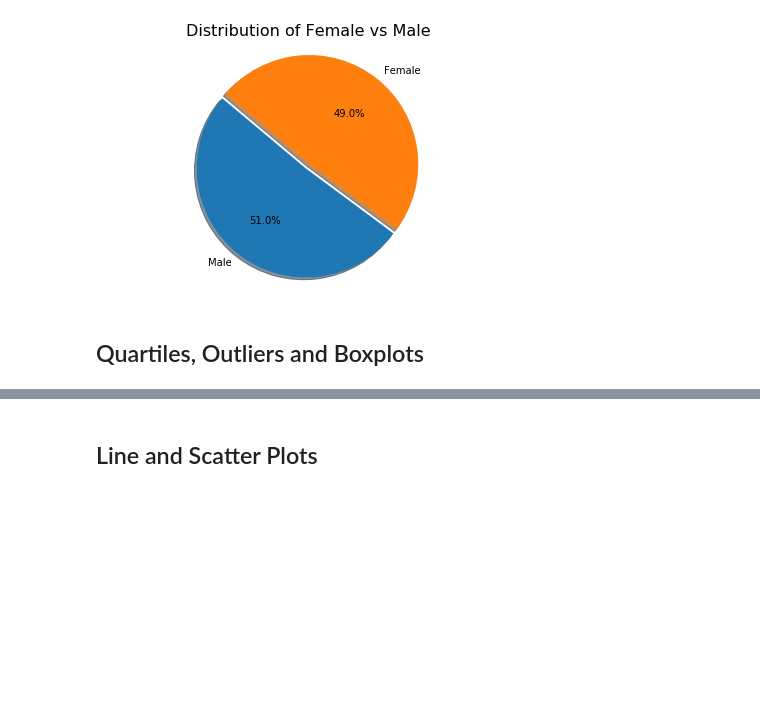
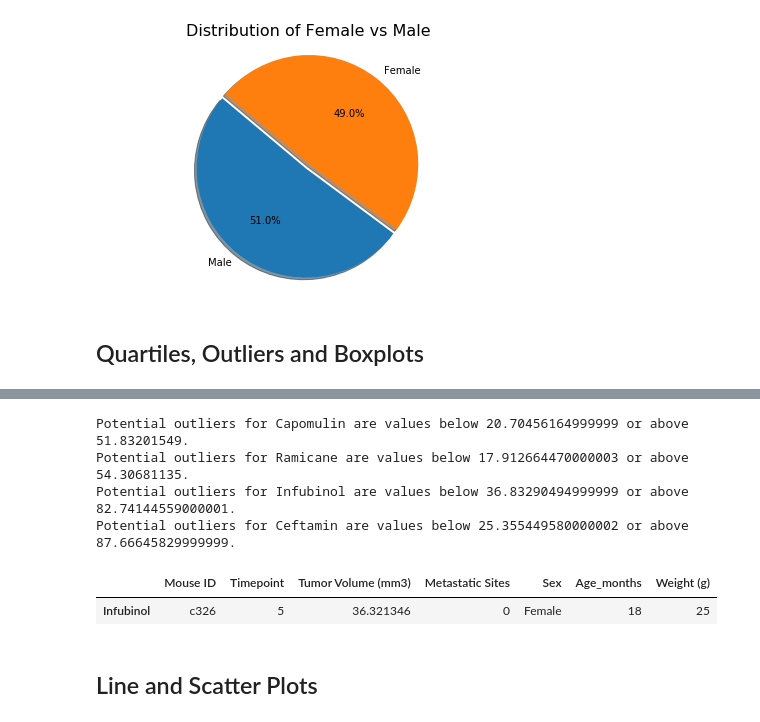
Before and after one commit to zsvorenova/matplotlib-challenge, a Jupyter notebook: Pymaceuticals/pymaceuticals_starter.ipynb, the cells around one changed output, grey strips where cells are left out. Drawn from its saved outputs; the diff is of its cells as text; code cells hidden in the pictures; blank space fills up the shorter version.

```diff
--- a/Pymaceuticals/pymaceuticals_starter.ipynb
+++ b/Pymaceuticals/pymaceuticals_starter.ipynb
@@ -222,17 +238,34 @@ plt.show();
 # %%
 # Put treatments into a list for for loop (and later for plot labels)
-
-
+treatments=['Capomulin', 'Ramicane', 'Infubinol', 'Ceftamin']
 # Create empty list to fill with tumor vol data (for plotting)
-
-
+tumor_sizes = []
+potential_outliers=pd.DataFrame(columns = tumor_final.set_index('Drug Regimen').columns)
 # Calculate the IQR and quantitatively determine if there are any potential outliers.
-
+for treatment in treatments:
 
     # Locate the rows which contain mice on each drug and get the tumor volumes
-
-
+    tumor = tumor_final.set_index('Drug Regimen').loc[treatment,'Tumor Volume (mm3)']
     # add subset
-
-
+    tumor_sizes.append(tumor)
+#tumor_sizes
     # Determine outliers using upper and lower bounds
+    quartiles = tumor.quantile([.25,.5,.75])
+    lowerq = quartiles[0.25]
+    upperq = quartiles[0.75]
+    iqr = upperq-lowerq
+    lower_bound = lowerq - (1.5*iqr)
+    upper_bound = upperq + (1.5*iqr)
+    print(f'Potential outliers for {treatment} are values below {lower_bound} or above {upper_bound}.')
+    treatment_subset=tumor_final.set_index('Drug Regimen').loc[treatment]
+    outliers = treatment_subset.loc[(treatment_subset['Tumor Volume (mm3)'] < lower_bound) |
+                         (treatment_subset['Tumor Volume (mm3)'] > upper_bound)]
+    potential_outliers = pd.concat([potential_outliers, outliers])
+potential_outliers
+# %% [output]
+Potential outliers for Capomulin are values below 20.70456164999999 or above 51.83201549.
+Potential outliers for Ramicane are values below 17.912664470000003 or above 54.30681135.
+Potential outliers for Infubinol are values below 36.83290494999999 or above 82.74144559000001.
+Potential outliers for Ceftamin are values below 25.355449580000002 or above 87.66645829999999.
+|  | Mouse ID | Timepoint | Tumor Volume (mm3) | Metastatic Sites | Sex | Age_months | Weight (g) |
+| Infubinol | c326 | 5 | 36.321346 | 0 | Female | 18 | 25 |
```
Also changed, not shown: parts of 6 cells of this notebook.
